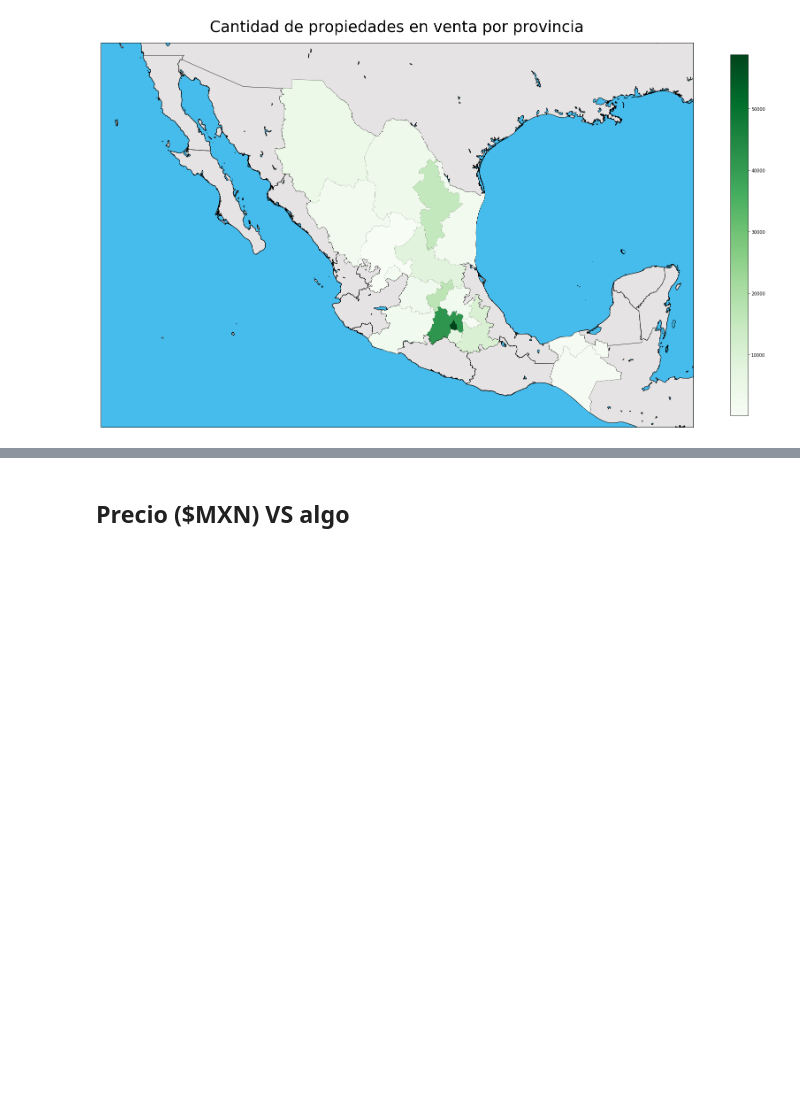
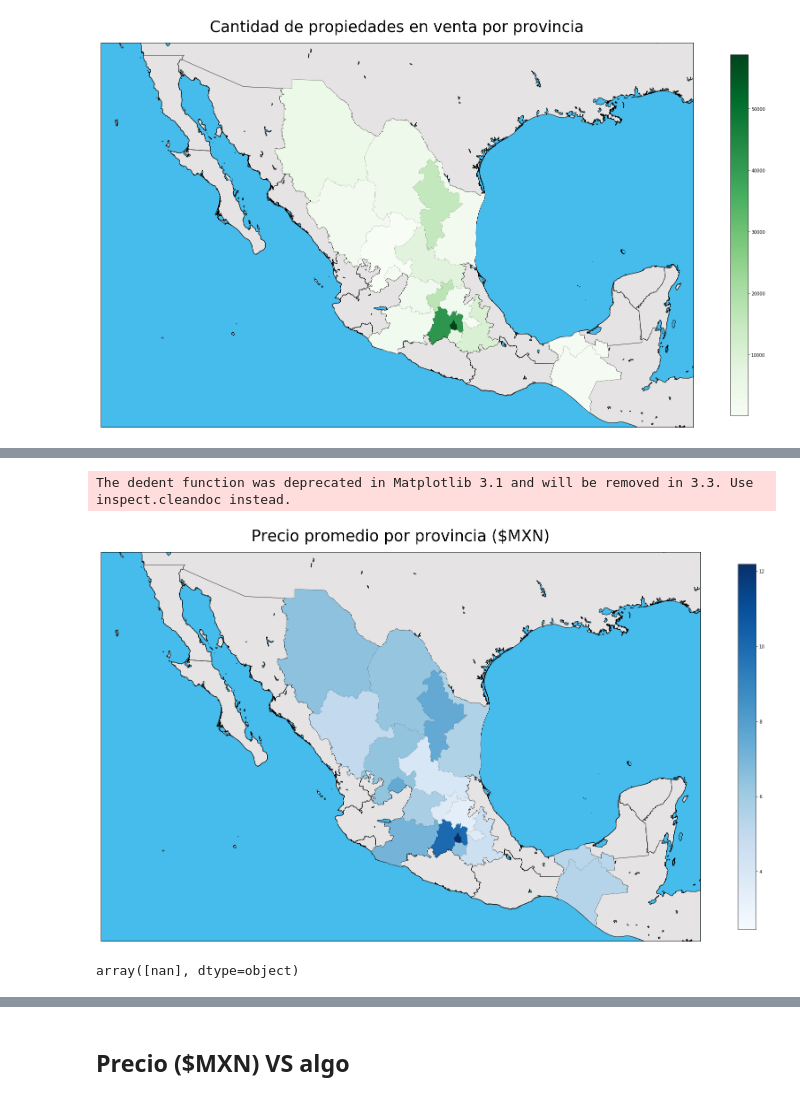
Before and after one commit to rozanecm/7506_2c2019_tp1, a Jupyter notebook: notebooks/Analisis by FC.ipynb, the cells around one changed output, grey strips where cells are left out. Saved outputs shown, nothing was run; the diff lists cells and outputs as text; code cells hidden in the pictures; blank space fills up the shorter version.

```diff
--- a/notebooks/Analisis by FC.ipynb
+++ b/notebooks/Analisis by FC.ipynb
@@ -341,0 +368,8 @@ The dedent function was deprecated in Matplotlib 3.1 and will be removed in 3.3.
+# %%
+#saco tildes para matchear con shapefile
+df_navent['provincia'] = df_navent['provincia'].str.replace(u"á", "")
+df_navent['provincia'] = df_navent['provincia'].str.replace(u"é", "")
+df_navent['provincia'] = df_navent['provincia'].str.replace(u"í", "")
+df_navent['provincia'] = df_navent['provincia'].str.replace(u"ó", "")
+df_navent['provincia'] = df_navent['provincia'].str.replace(u"ú", "")
+df_navent['provincia'] = df_navent['provincia'].str.replace(u"ñ", "")
@@ -341,0 +405,12 @@ The dedent function was deprecated in Matplotlib 3.1 and will be removed in 3.3.
+# %%
+#ciudades descubiertas respecto del shp y los tildes
+df_navent['provincia'] = df_navent['provincia'].replace({"Coahuila": "Coahuila de Zaragoza"})
+df_navent['provincia'] = df_navent['provincia'].replace({"Michoacn": "Michoacn de Ocampo"})
+df_navent['provincia'] = df_navent['provincia'].replace({"San luis Potos": "San Luis Potos"})
+df_navent['provincia'] = df_navent['provincia'].replace({"Veracruz": "Veracruz de Ignacio de la Llave"})
+df_navent['provincia'] = df_navent['provincia'].replace({"Edo. de Mxico": "Mxico"})
+df_navent['provincia'] = df_navent['provincia'].replace({"Baja California Norte": "Baja California"})
+# %%
+df_navent_provincia = df_navent[['precio','provincia']].copy()
+# %%
+df_navent_provincia = df_navent_provincia.groupby('provincia').agg(np.mean).sort_values(by="precio",ascending=False).rename(columns={'precio': 'promedio'}).reset_index()
@@ -341,0 +426,45 @@ The dedent function was deprecated in Matplotlib 3.1 and will be removed in 3.3.
+# %%
+import warnings
+warnings.filterwarnings(action='once')
+
+#figura
+fig, ax = plt.subplots(figsize=(30,30))
+
+#basemap configuration
+mexicoMap = Basemap(resolution='h', # c = res muy baja, l = baja, i = intermedia, h = alta, f = full or None
+            projection='lcc',
+            lat_0=23.11, lon_0=-103.79,
+            llcrnrlon=-117.56, llcrnrlat= 13.6, urcrnrlon=-84.33, urcrnrlat=32.59)
+mexicoMap.drawmapboundary(fill_color='#46bcec')
+mexicoMap.fillcontinents(color='#e5e3e3',lake_color='#43b8e8')
+mexicoMap.drawcoastlines()
+mexicoMap.readshapefile('data/shp/Mexican_States/Mexican States','shapefile',linewidth=.75)
+
+#data configuration and merge
+df_map_shp_provincia = pd.DataFrame({
+        'shapes': [Polygon(np.array(shape), True) for shape in mexicoMap.shapefile],
+        'provincia': [provincia['NOM_ENT'] for provincia in mexicoMap.shapefile_info]
+    })
+
+merge_provincia_and_map = df_map_shp_provincia.merge(df_navent_provincia, on='provincia', how='left')
+merge_provincia_and_map = merge_provincia_and_map.drop_duplicates('provincia')
+
+
+#fig configuration
+cmap = plt.get_cmap('Blues')
+pc = PatchCollection(merge_provincia_and_map.shapes, zorder=2)
+norm = Normalize()
+
+pc.set_facecolor(cmap(norm(merge_provincia_and_map['promedio'].fillna(0).values)))
+ax.add_collection(pc)
+
+mapper = matplotlib.cm.ScalarMappable(norm=norm, cmap=cmap)
+mapper.set_array(merge_provincia_and_map['promedio'])
+
+plt.colorbar(mapper, shrink=0.5)
+plt.title("Precio promedio por provincia ($MXN)",fontsize=35, pad=25)
+plt.savefig('img/promedio_por_provincia_mxn.png',bbox_inches = 'tight')
+plt.show()
+# %% [output]
+The dedent function was deprecated in Matplotlib 3.1 and will be removed in 3.3. Use inspect.cleandoc instead.
+[figure, added]
@@ -341,0 +485,8 @@ The dedent function was deprecated in Matplotlib 3.1 and will be removed in 3.3.
+# %%
+idx1 = pd.Index(df_navent.provincia)
+idx2 = pd.Index(df_map_provincia.provincia)
+
+arrayDiff = idx1.difference(idx2).values
+arrayDiff
+# %% [output]
+array([nan], dtype=object)
```
Also changed, not shown: parts of 28 cells of this notebook, 3 other files.
